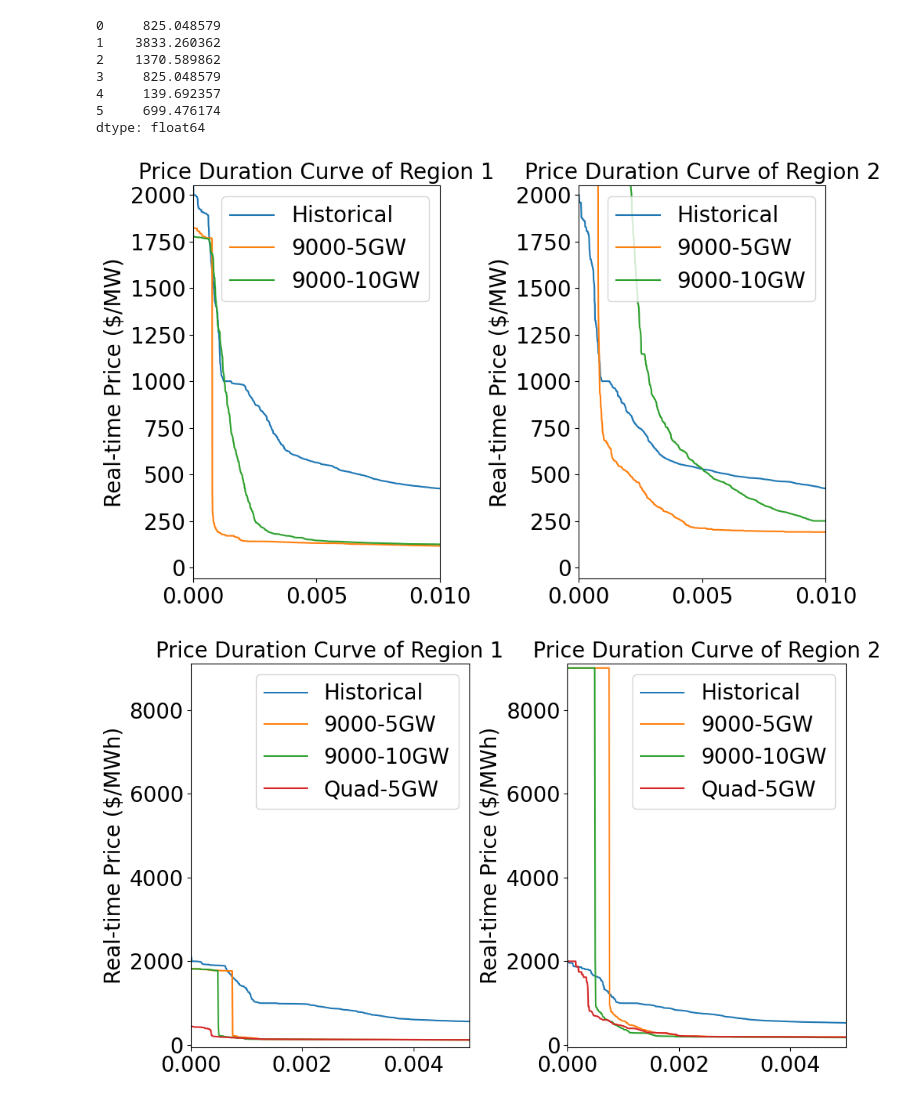
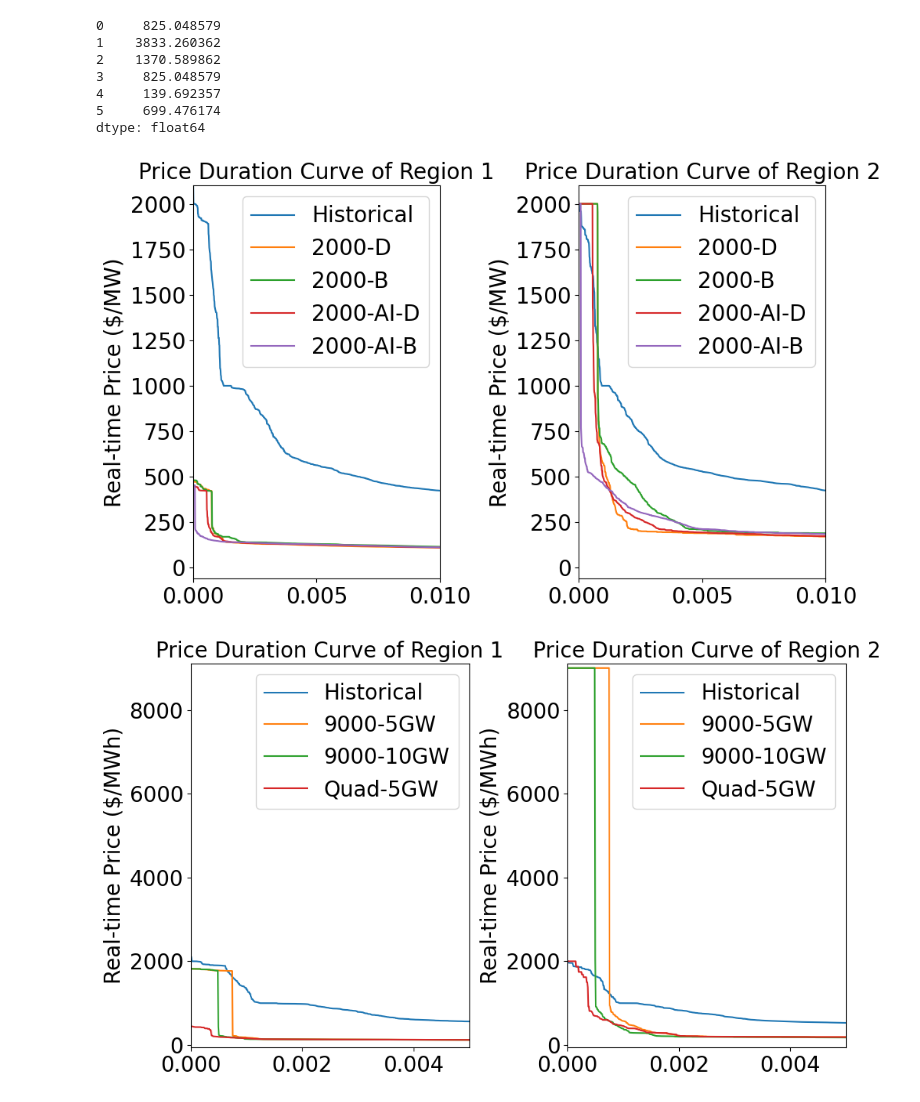
Before and after one commit to niklauskun/STESTS, a Jupyter notebook: Diagnose.ipynb, the cells around one changed output. Drawn from its saved outputs; the diff is of its cells as text; code cells hidden in the pictures.

```diff
--- a/Diagnose.ipynb
+++ b/Diagnose.ipynb
@@ -135,13 +136,13 @@ plt.show()
 # %% [markdown]
 ### Total System Cost & Avg SOC
 # %%
-# case_template = 'Strategic/Cases/5GW/ED1_Strategic_true_FORB_true_ratio{}_Seg1_BAW0_BSESCbid0.5'
+case_template = 'Strategic/5GW_C/ED1_Strategic_true_FORB_true_ratio{}_Seg1_BAW0_BSESCbid0.5'
 # case_template = 'Strategic/9000VOLL/ED1_Strategic_true_FORB_true_ratio{}_Seg1_BAW0_BSESCbid0.5_LDESRatio_1.0_LDESDur_4'
-case_template = 'Strategic/9000VOLL/5GW_ED1_Strategic_true_FORB_true_ratio{}_Seg1'
+# case_template = 'Strategic/2000PC/5GW_ED1_Strategic_true_FORB_true_ratio{}_Seg5'
+# ratios = [0.0]
 
 
 ratios = [round(i * 0.1, 1) for i in range(11)]
-# ratios = [round(i * 0.2, 1) for i in range(6)]
 Capacity = 19573.6
 # Capacity = 39930.144
 # Capacity = 59895.216
@@ -154,6 +155,9 @@ for ratio in ratios:
     try:
         # Read the CSV file for the current case
         cost = pd.read_csv(f'output/{case}/EDcost.csv', header=None)
+        ESD = pd.read_csv('output/'+case+'/EDESD.csv',header=None)
+        ESC = pd.read_csv('output/'+case+'/EDESC.csv',header=None)
+        price = pd.read_csv('output/'+case+'/EDprice.csv',header=None)
         SOC = pd.read_csv(f'output/{case}/EDSOCini.csv', header=None)
     except FileNotFoundError:
         print(f"File for case {case} not found.")
@@ -210,7 +229,7 @@ total_system_costs_df
 # %%
-# case_template = 'Strategic/5GW_C/ED1_Strategic_true_FORB_true_ratio{}_Seg5_BAW0_BSESCbid0.5'
+case_template = 'Strategic/5GW_C/ED1_Strategic_true_FORB_true_ratio{}_Seg5_BAW0_BSESCbid0.5'
 # case_template = 'Strategic/9000VOLL/ED1_Strategic_true_FORB_true_ratio{}_Seg5_BAW0_BSESCbid0.5_LDESRatio_1.0_LDESDur_4'
-case_template = 'Strategic/9000VOLL/5GW_ED1_Strategic_true_FORB_true_ratio{}_Seg5'
+# case_template = 'Strategic/2000PC0.0/5GW_ED1_Strategic_true_FORB_true_ratio{}_Seg1'
 
 
 ratios = [round(i * 0.1, 1) for i in range(11)]
@@ -222,6 +241,9 @@ for ratio in ratios:
     try:
         # Read the CSV file for the current case
         cost = pd.read_csv(f'output/{case}/EDcost.csv', header=None)
+        ESD = pd.read_csv('output/'+case+'/EDESD.csv',header=None)
+        ESC = pd.read_csv('output/'+case+'/EDESC.csv',header=None)
+        price = pd.read_csv('output/'+case+'/EDprice.csv',header=None)
         SOC = pd.read_csv(f'output/{case}/EDSOCini.csv', header=None)
     except FileNotFoundError:
         print(f"File for case {case} not found.")
@@ -422,10 +505,11 @@ ratios = [0.0]
 case_name = 'SOC-Independent'
 # %%
-# case_template = 'Strategic/Cases/5GW/ED1_Strategic_true_FORB_true_ratio{}_Seg5_BAW0_BSESCbid0.5'
+case_template = 'Strategic/5GW_C/ED1_Strategic_true_FORB_true_ratio{}_Seg5_BAW0_BSESCbid0.5'
 # case_template = 'Strategic/9000VOLL/ED1_Strategic_true_FORB_true_ratio{}_Seg5_BAW0_BSESCbid0.5_LDESRatio_1.0_LDESDur_4'
-case_template = 'Strategic/9000VOLL/5GW_ED1_Strategic_true_FORB_true_ratio{}_Seg5'
+# case_template = 'Strategic/2000PC0.0/5GW_ED1_Strategic_true_FORB_true_ratio{}_Seg1'
 
 ratios = [round(i * 0.1, 1) for i in range(11)]
+# case_name = 'All BS-ES Model'
 case_name = 'SOC-Dependent'
 # %%
 total_system_ll = []
@@ -507,7 +591,7 @@ plt.show()
 # case_template = 'Strategic/5GW_C/ED1_Strategic_true_FORB_true_ratio{}_Seg1_BAW0_BSESCbid0.5'
 # case_template = 'Strategic/9000VOLL/ED1_Strategic_true_FORB_true_ratio{}_Seg5_BAW0_BSESCbid0.5_LDESRatio_1.0_LDESDur_4'
 
-case_template = 'Strategic/9000VOLL/5GW_ED1_Strategic_true_FORB_true_ratio{}_Seg1'
+case_template = 'Strategic/2000PC/5GW_ED1_Strategic_true_FORB_true_ratio{}_Seg1'
 
 
 ratios = [round(i * 0.1, 1) for i in range(11)]
@@ -1207,13 +1291,13 @@ Pivot_HistoryPrice = HistoryPrice.pivot(index='Date', columns='hub', values='pri
 
 case1 = 'Strategic/Base9000VOLL/5GW_ED1_Strategic_false_Seg1'
 RTPrice1 = pd.read_csv('output/'+case1+'/EDprice.csv',header=None)*12
-case2 = 'Strategic/Base9000VOLL/10GW_ED1_Strategic_false_Seg1'
+case2 = 'Strategic/Base2000PC/5GW_ED1_Strategic_false_Seg1'
 RTPrice2 = pd.read_csv('output/'+case2+'/EDprice.csv',header=None)*12
-case3 = 'Strategic/Base2000Quad/5GW/ED1_Strategic_false_FORB_true_ratio1.0_Seg1_BAW0_BSESCbid0.5'
+case3 = 'Strategic/2000PC/5GW_ED1_Strategic_true_FORB_true_ratio0.0_Seg1'
 RTPrice3 = pd.read_csv('output/'+case3+'/EDprice.csv',header=None)*12
-case4 = 'Strategic/9000VOLL/5GW_ED1_Strategic_true_FORB_true_ratio0.0_Seg1'
+case4 = 'Strategic/2000PC/5GW_ED1_Strategic_true_FORB_true_ratio1.0_Seg1'
 RTPrice4 = pd.read_csv('output/'+case4+'/EDprice.csv',header=None)*12
-case5 = 'Strategic/9000VOLL/5GW_ED1_Strategic_true_FORB_true_ratio1.0_Seg5'
+case5 = 'Strategic/2000PC0.0/5GW_ED1_Strategic_true_FORB_true_ratio1.0_Seg1'
 RTPrice5 = pd.read_csv('output/'+case5+'/EDprice.csv',header=None)*12
 
 # Create a 2x4 grid of subplots
@@ -1225,38 +1309,40 @@ for idx, (col, ax) in enumerate(zip([0,1], axs.flatten())):
     sorted_vals = np.sort(Pivot_HistoryPrice.iloc[:,col].values)[::-1]
     sorted_vals1 = np.sort(RTPrice1[col].values)[::-1]
     sorted_vals2 = np.sort(RTPrice2[col].values)[::-1]
     sorted_vals3 = np.sort(RTPrice3[col].values)[::-1]
     sorted_vals4 = np.sort(RTPrice4[col].values)[::-1]
     sorted_vals5 = np.sort(RTPrice5[col].values)[::-1]
 
 
     # Calculate the "reverse" cumulative distribution
     cdf = np.arange(1, len(sorted_vals) + 1) / float(len(sorted_vals))
     cdf1 = np.arange(1, len(sorted_vals1) + 1) / float(len(sorted_vals1))
     cdf2 = np.arange(1, len(sorted_vals2) + 1) / float(len(sorted_vals2))
     cdf3 = np.arange(1, len(sorted_vals3) + 1) / float(len(sorted_vals3))
     cdf4 = np.arange(1, len(sorted_vals4) + 1) / float(len(sorted_vals4))
     cdf5 = np.arange(1, len(sorted_vals5) + 1) / float(len(sorted_vals5))
 
     # Plot the CDF
     ax.plot(cdf,sorted_vals)
 #     ax.plot(cdf1,sorted_vals1)
-#     ax.plot(cdf2,sorted_vals2)
-#     ax.plot(cdf3,sorted_vals3)
+    ax.plot(cdf2,sorted_vals2)
+    ax.plot(cdf3,sorted_vals3)
     ax.plot(cdf4,sorted_vals4)
     ax.plot(cdf5,sorted_vals5)
 
     ax.set_xlim(0.0, 0.01)
-    ax.set_ylim(-60, 2050)
-    ax.legend(['Historical', '9000-5GW', '9000-10GW', 'Quad-5GW', '9000-ISR0.0', '9000-ISR1.0'],fontsize=20)
+    ax.set_ylim(-60, 2100)
+#     ax.legend(['Historical', '9000-5GW', '2000-5GW', '9000-0.0', '2000-0.0', '2000-0.0BS'],fontsize=20)
+    ax.legend(['Historical', '2000-D', '2000-B', '2000-AI-D', '2000-AI-B'],fontsize=20)
+
     ax.set_title(f"Price Duration Curve of Region {idx+1}",fontsize=20)
     ax.tick_params(axis='both', which='major', labelsize=20)
     ax.set_ylabel("Real-time Price ($/MW)",fontsize=20)
 
 plt.tight_layout()
 plt.show()
 # %% [output]
-[figure, old version]
+[figure, new version]
 # %%
 HistoryPrice = pd.read_csv('output/20220101-20221231 CAISO Real-time Price.csv')
 HistoryPrice = HistoryPrice.drop_duplicates(subset=['Date', 'hub'])
```
Also changed, not shown: parts of 16 cells of this notebook, 14 other files.
